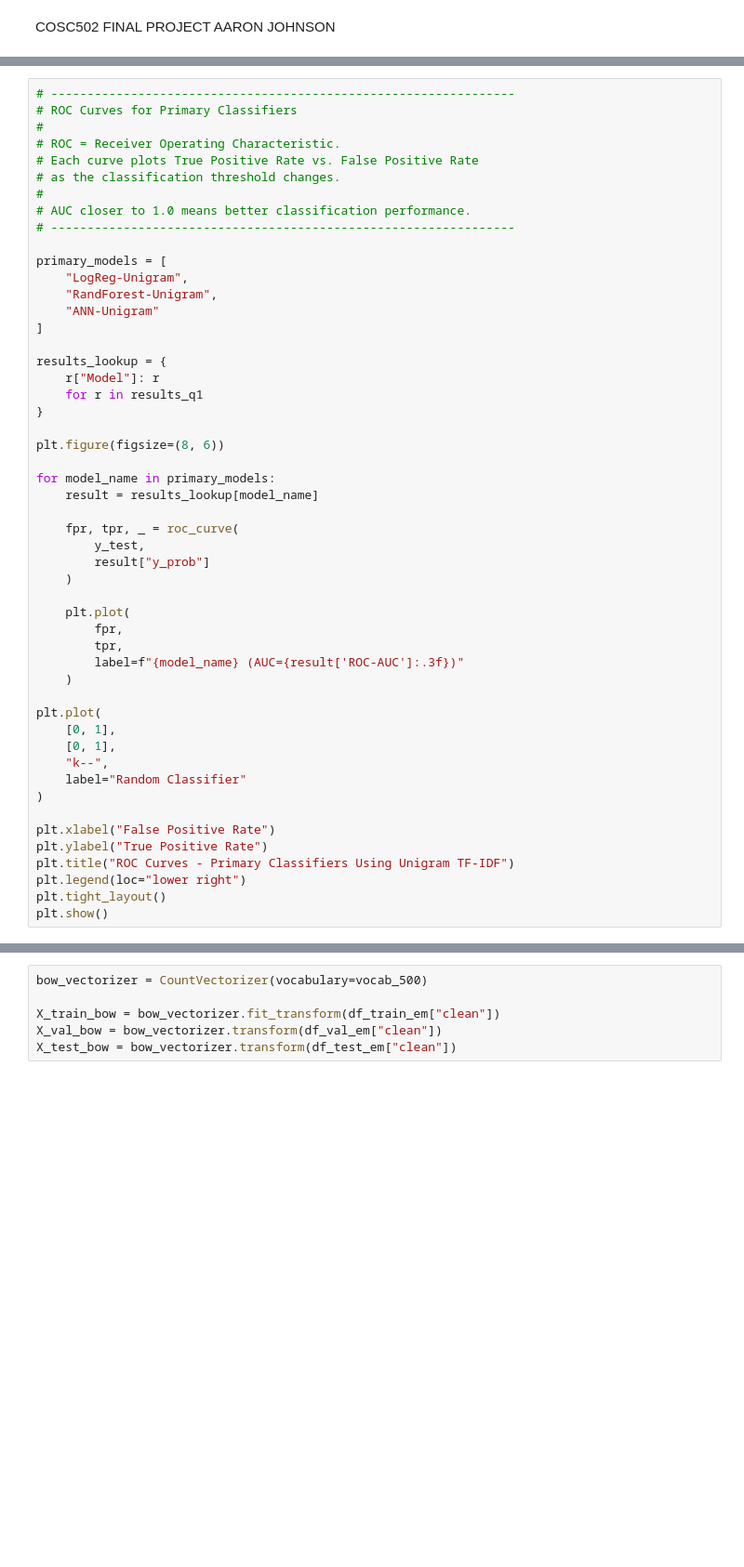
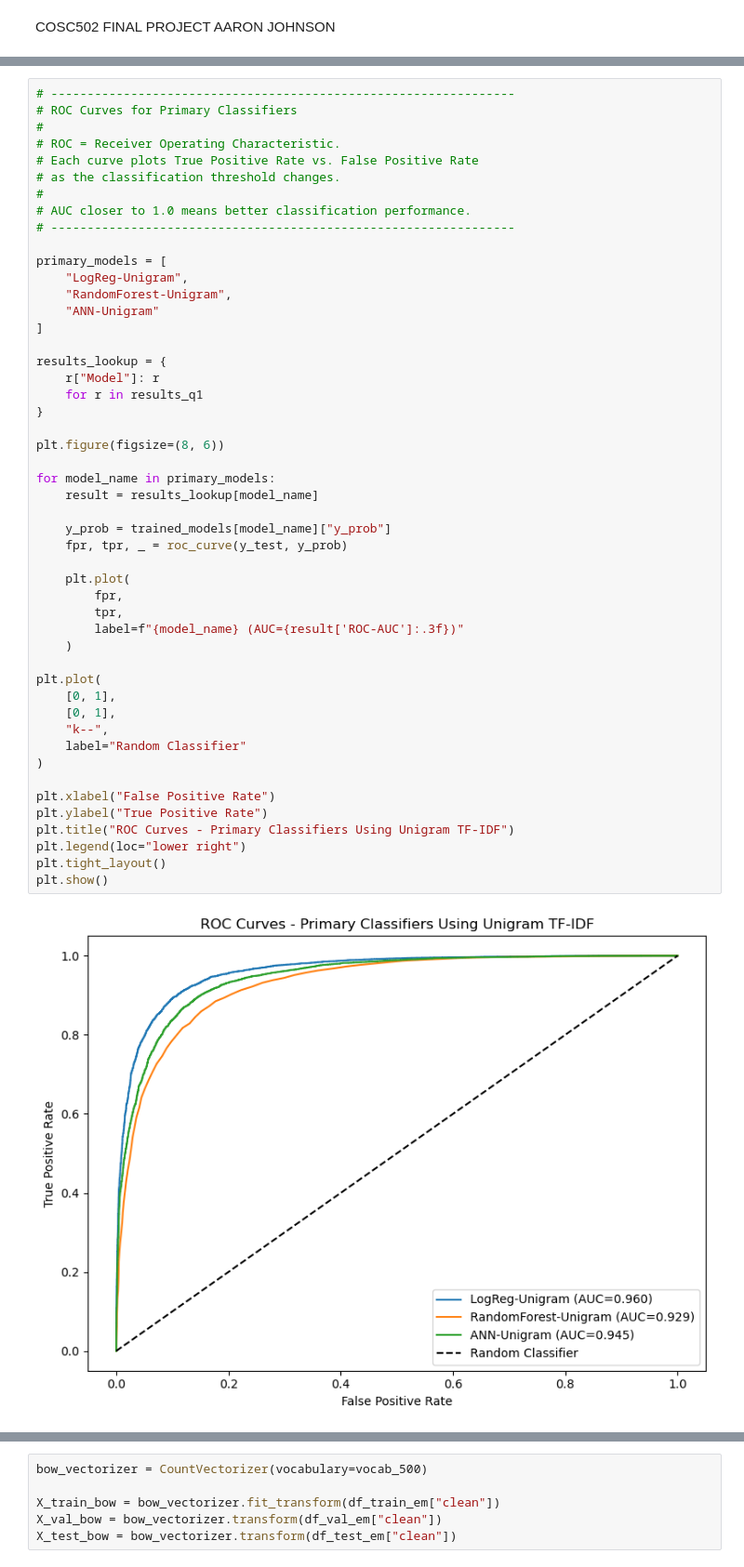
Before and after one commit to aajoh29-edu/Final-Project, a Jupyter notebook: revision_final_aaron_johnson_01904127.ipynb, the cells around one changed output, grey strips where cells are left out. Shown at 93% size. Cells and saved outputs as stored; diff of their text form; blank space fills up the shorter version.

```diff
--- a/revision_final_aaron_johnson_01904127.ipynb
+++ b/revision_final_aaron_johnson_01904127.ipynb
@@ -629,43 +712,43 @@ plt.show()
 
 primary_models = [
     "LogReg-Unigram",
-    "RandForest-Unigram",
+    "RandomForest-Unigram",
     "ANN-Unigram"
 ]
 
 results_lookup = {
     r["Model"]: r
     for r in results_q1
 }
 
 plt.figure(figsize=(8, 6))
 
 for model_name in primary_models:
     result = results_lookup[model_name]
 
-    fpr, tpr, _ = roc_curve(
-        y_test,
-        result["y_prob"]
-    )
+    y_prob = trained_models[model_name]["y_prob"]
+    fpr, tpr, _ = roc_curve(y_test, y_prob)
 
     plt.plot(
         fpr,
         tpr,
         label=f"{model_name} (AUC={result['ROC-AUC']:.3f})"
     )
 
 plt.plot(
     [0, 1],
     [0, 1],
     "k--",
     label="Random Classifier"
 )
 
 plt.xlabel("False Positive Rate")
 plt.ylabel("True Positive Rate")
 plt.title("ROC Curves - Primary Classifiers Using Unigram TF-IDF")
 plt.legend(loc="lower right")
 plt.tight_layout()
 plt.show()
+# %% [output]
+[figure, added]
 # %%
 from pathlib import Path
```
Also changed, not shown: parts of 36 cells of this notebook.
